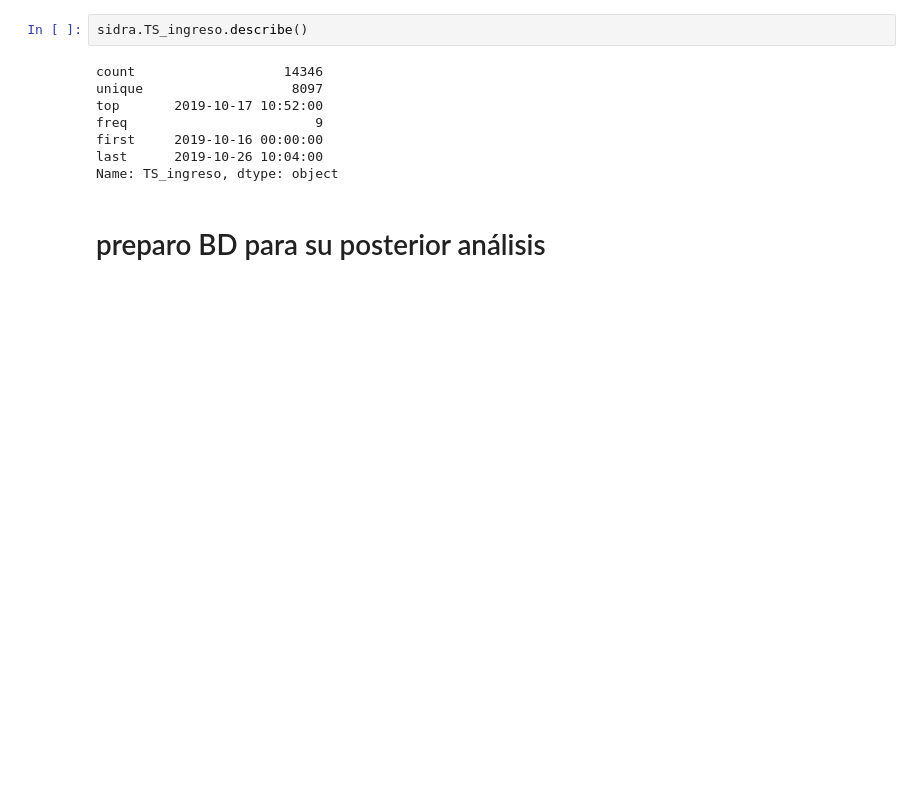
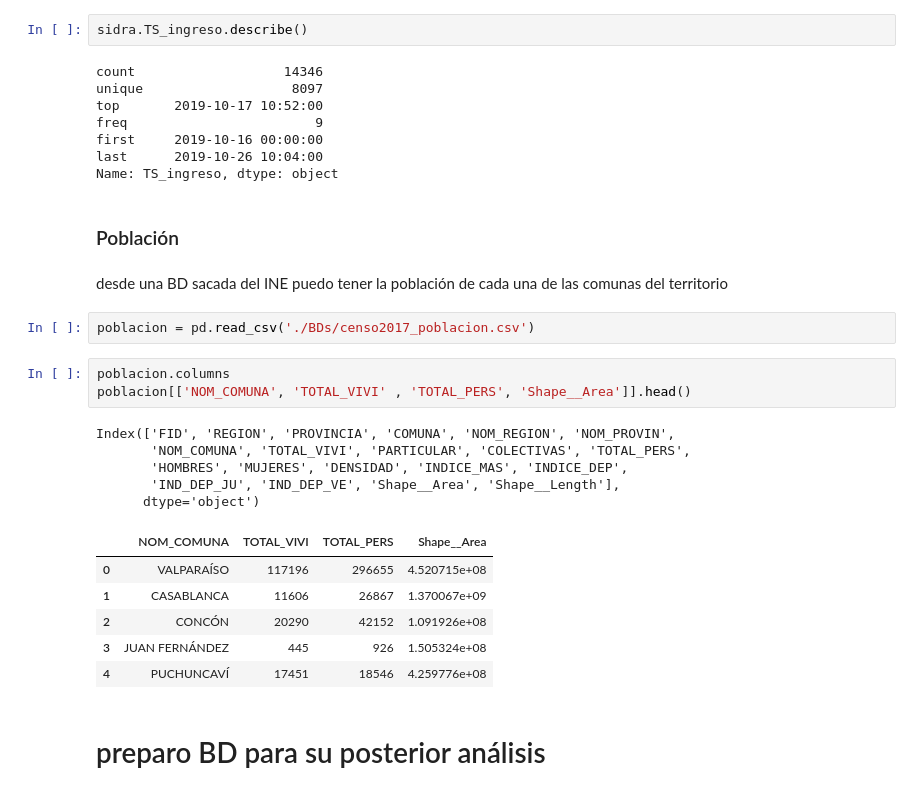
Before and after one commit to superegi/huelgas2019, a Jupyter notebook: Analisis Huelgas.ipynb, the cells around one changed output. Cells and saved outputs as stored; diff of their text form; blank space fills up the shorter version.

```diff
--- a/Analisis Huelgas.ipynb
+++ b/Analisis Huelgas.ipynb
@@ -92,6 +92,27 @@ freq                        9
 first     2019-10-16 00:00:00
 last      2019-10-26 10:04:00
 Name: TS_ingreso, dtype: object
+# %% [markdown]
+### Población
+# %% [markdown]
+desde una BD sacada del INE puedo tener la población de cada una de las comunas del territorio
+# %%
+poblacion = pd.read_csv('./BDs/censo2017_poblacion.csv')
+# %%
+poblacion.columns
+poblacion[['NOM_COMUNA', 'TOTAL_VIVI' , 'TOTAL_PERS', 'Shape__Area']].head()
+# %% [output]
+Index(['FID', 'REGION', 'PROVINCIA', 'COMUNA', 'NOM_REGION', 'NOM_PROVIN',
+       'NOM_COMUNA', 'TOTAL_VIVI', 'PARTICULAR', 'COLECTIVAS', 'TOTAL_PERS',
+       'HOMBRES', 'MUJERES', 'DENSIDAD', 'INDICE_MAS', 'INDICE_DEP',
+       'IND_DEP_JU', 'IND_DEP_VE', 'Shape__Area', 'Shape__Length'],
+      dtype='object')
+|  | NOM_COMUNA | TOTAL_VIVI | TOTAL_PERS | Shape__Area |
+| 0 | VALPARAÍSO | 117196 | 296655 | 4.520715e+08 |
+| 1 | CASABLANCA | 11606 | 26867 | 1.370067e+09 |
+| 2 | CONCÓN | 20290 | 42152 | 1.091926e+08 |
+| 3 | JUAN FERNÁNDEZ | 445 | 926 | 1.505324e+08 |
+| 4 | PUCHUNCAVÍ | 17451 | 18546 | 4.259776e+08 |
 # %% [markdown]
 # preparo BD para su posterior análisis
 # %% [markdown]
```
Also changed, not shown: parts of 19 cells of this notebook, 2 other files.
